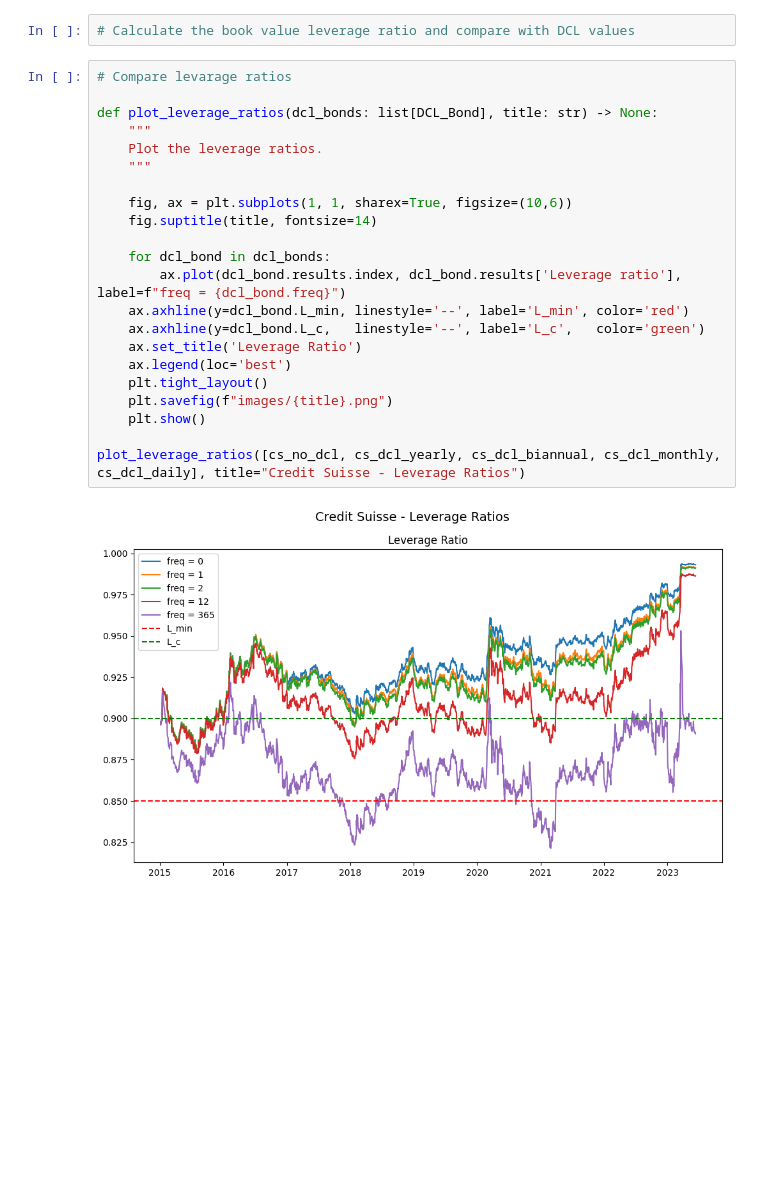
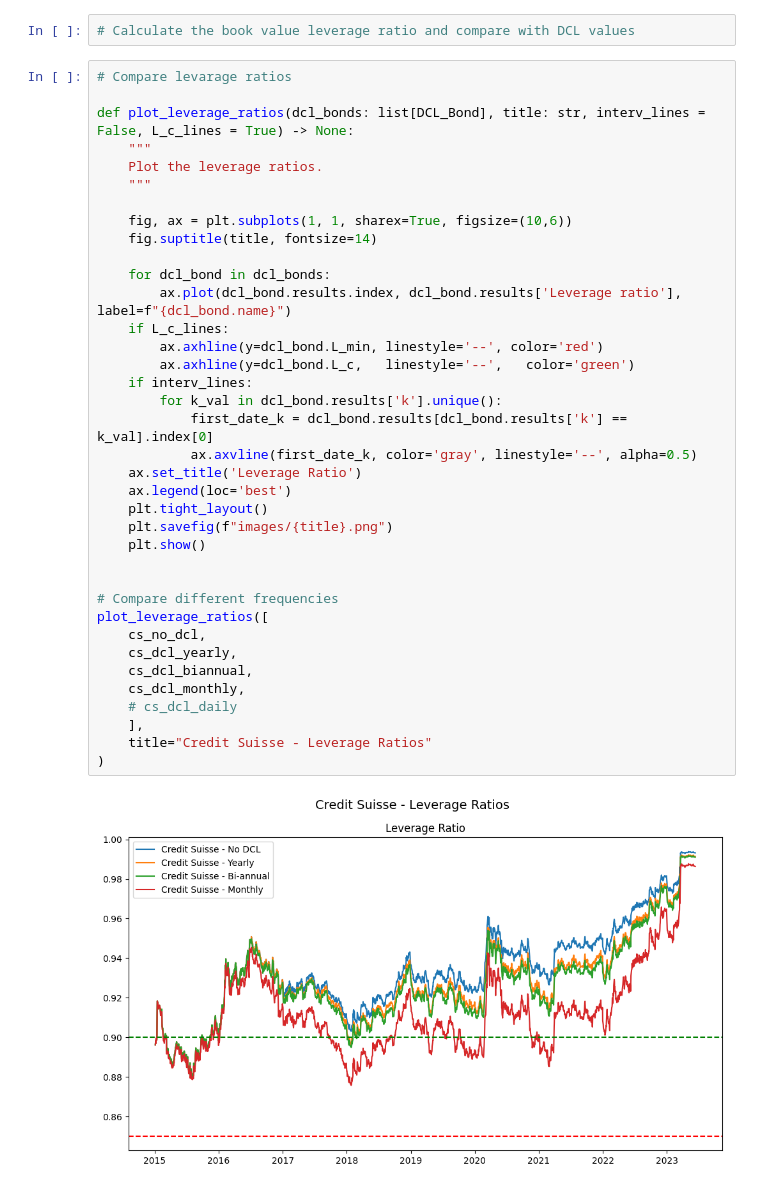
Before and after one commit to steinarb1234/DCL_coco_bond, a Jupyter notebook: main.ipynb, the cells around one changed output. Cells and saved outputs as stored; diff of their text form; blank space fills up the shorter version.

Commit message:
First thesis draft

```diff
--- a/main.ipynb
+++ b/main.ipynb
@@ -639,24 +626,39 @@ plot_results(db_dcl_biannual, title="Deutsche Bank - Biannual Interval DCL Bond"
 # %%
 # Compare levarage ratios
 
-def plot_leverage_ratios(dcl_bonds: list[DCL_Bond], title: str) -> None:
+def plot_leverage_ratios(dcl_bonds: list[DCL_Bond], title: str, interv_lines = False, L_c_lines = True) -> None:
     """
     Plot the leverage ratios.
     """
 
     fig, ax = plt.subplots(1, 1, sharex=True, figsize=(10,6))
     fig.suptitle(title, fontsize=14)
 
     for dcl_bond in dcl_bonds:
-        ax.plot(dcl_bond.results.index, dcl_bond.results['Leverage ratio'], label=f"freq = {dcl_bond.freq}")
-    ax.axhline(y=dcl_bond.L_min, linestyle='--', label='L_min', color='red')
-    ax.axhline(y=dcl_bond.L_c,   linestyle='--', label='L_c',   color='green')
+        ax.plot(dcl_bond.results.index, dcl_bond.results['Leverage ratio'], label=f"{dcl_bond.name}")
+    if L_c_lines:
+        ax.axhline(y=dcl_bond.L_min, linestyle='--', color='red')
+        ax.axhline(y=dcl_bond.L_c,   linestyle='--',   color='green')
+    if interv_lines:
+        for k_val in dcl_bond.results['k'].unique():
+            first_date_k = dcl_bond.results[dcl_bond.results['k'] == k_val].index[0]
+            ax.axvline(first_date_k, color='gray', linestyle='--', alpha=0.5)
     ax.set_title('Leverage Ratio')
     ax.legend(loc='best')
     plt.tight_layout()
     plt.savefig(f"images/{title}.png")
     plt.show()
 
-plot_leverage_ratios([cs_no_dcl, cs_dcl_yearly, cs_dcl_biannual, cs_dcl_monthly, cs_dcl_daily], title="Credit Suisse - Leverage Ratios")
+
+# Compare different frequencies
+plot_leverage_ratios([
+    cs_no_dcl,
+    cs_dcl_yearly,
+    cs_dcl_biannual,
+    cs_dcl_monthly,
+    # cs_dcl_daily
+    ],
+    title="Credit Suisse - Leverage Ratios"
+)
 # %% [output]
-[figure, old version]
+[figure, new version]
```
Also changed, not shown: parts of 9 cells of this notebook, 20 other files.
